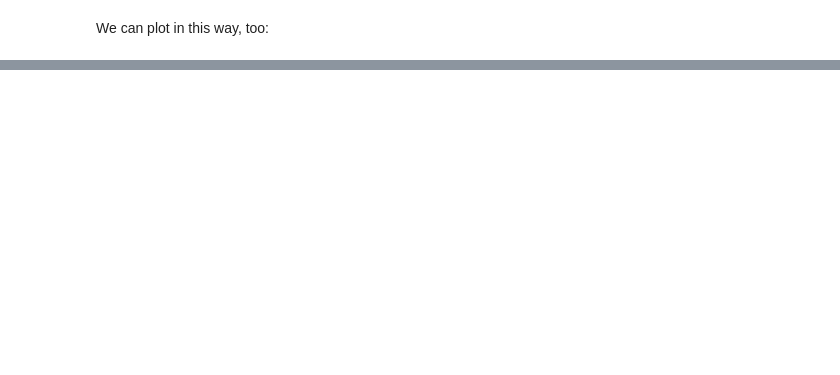
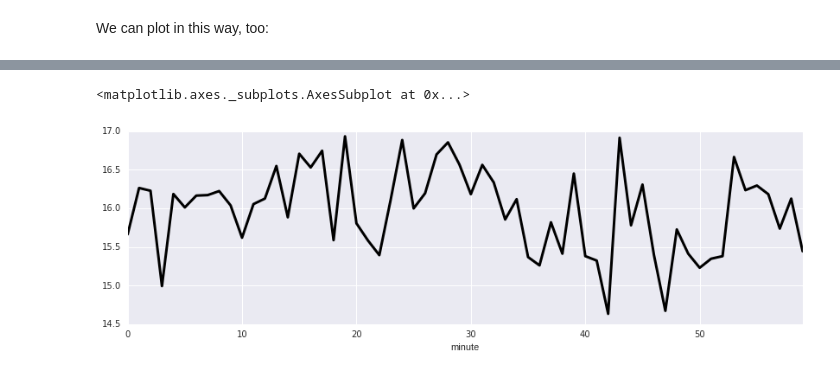
Before and after one commit to kthyng/python4geosciences, a Jupyter notebook: materials/1d.ipynb, the cells around one changed output, grey strips where cells are left out. Saved outputs shown, nothing was run; the diff lists cells and outputs as text; code cells hidden in the pictures; blank space fills up the shorter version.

```diff
--- a/materials/1d.ipynb
+++ b/materials/1d.ipynb
@@ -293,0 +107,6 @@ dftemptwice.plot(ax=ax, lw=7, ls=':', color='magenta', alpha=0.5)
+# %%
+df.loc[:, 'minute'] = df.index.minute  # adding a field for the minute of the hour
+df.groupby('minute').aggregate(np.mean)['total_amount'].plot(color='k', grid=True, figsize=(14, 4), lw=3)
+# %% [output]
+<matplotlib.axes._subplots.AxesSubplot at 0x...>
+[figure, added]
```
Also changed, not shown: parts of 54 cells of this notebook.
